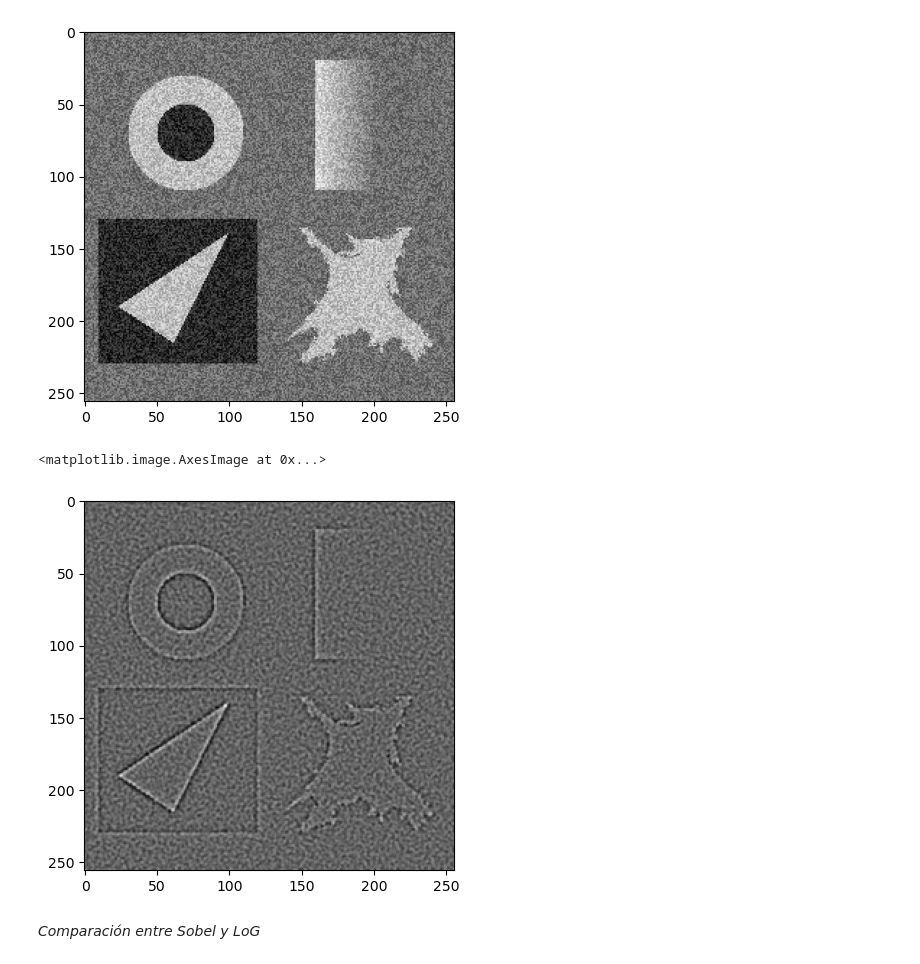
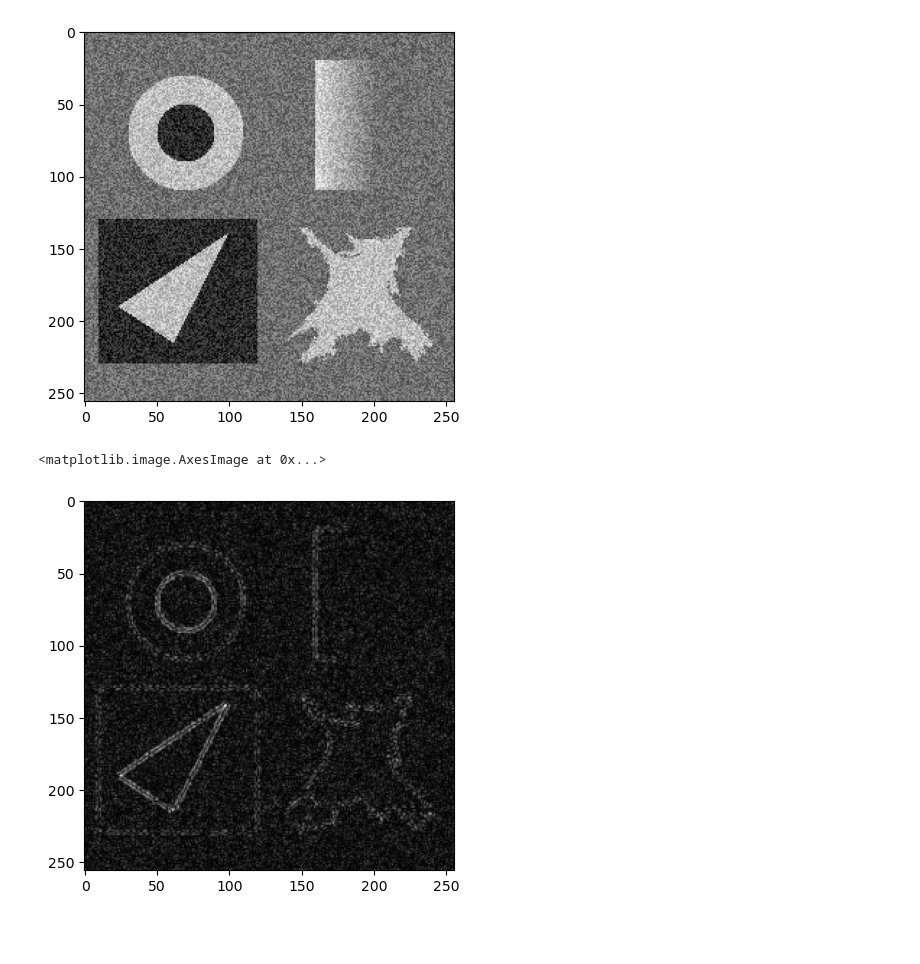
Before and after one commit to Imagenes-Vision/Taller4, a Jupyter notebook: laplacianoR.ipynb, the cells around one changed output. Drawn from its saved outputs; the diff is of its cells as text; code cells hidden in the pictures; blank space fills up the shorter version.

```diff
--- a/laplacianoR.ipynb
+++ b/laplacianoR.ipynb
@@ -90,17 +90,20 @@ Por último este filtro lo que hace es poner un borde muy ancho y poco preciso,
 *Comparación entre Sobel y LoG*
 # %%
 bruitImg = cv2.imread("images/BRUIT.png", 0)
+bruitImg = bruitImg.astype(np.int64)
 plt.imshow(bruitImg, cmap='gray')
 # %% [output]
 <matplotlib.image.AxesImage at 0x...>
 [figure]
 # %%
 imgBru_g = gaussian(bruitImg, sigma=1, preserve_range=True)
-imgBru_lap = laplace(imgBru_g, ksize=3)
+
+imgBru_lap = laplace(imgBru_g, ksize=4)
+imgBru_lap = np.absolute(imgBru_lap)
+imgBru_lap = exposure.rescale_intensity(imgBru_lap, in_range=(np.min(imgBru_lap), np.max(imgBru_lap)), out_range=(0, 255))
+
 
 plt.imshow(imgBru_lap, cmap='gray')
 # %% [output]
 <matplotlib.image.AxesImage at 0x...>
-[figure, old version]
+[figure, new version]
-# %% [markdown]
-*Comparación entre Sobel y LoG*
```
Also changed, not shown: parts of 2 cells of this notebook.
